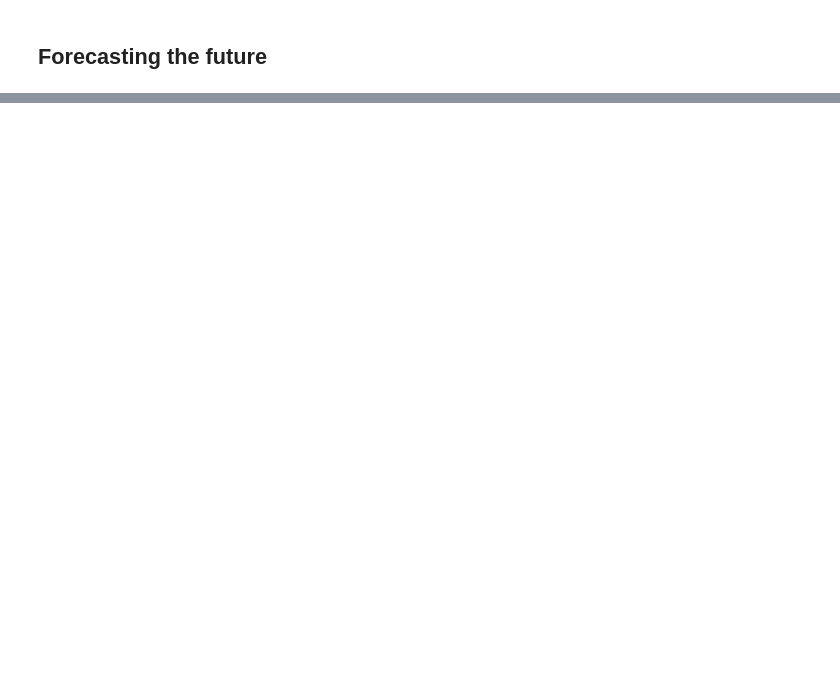
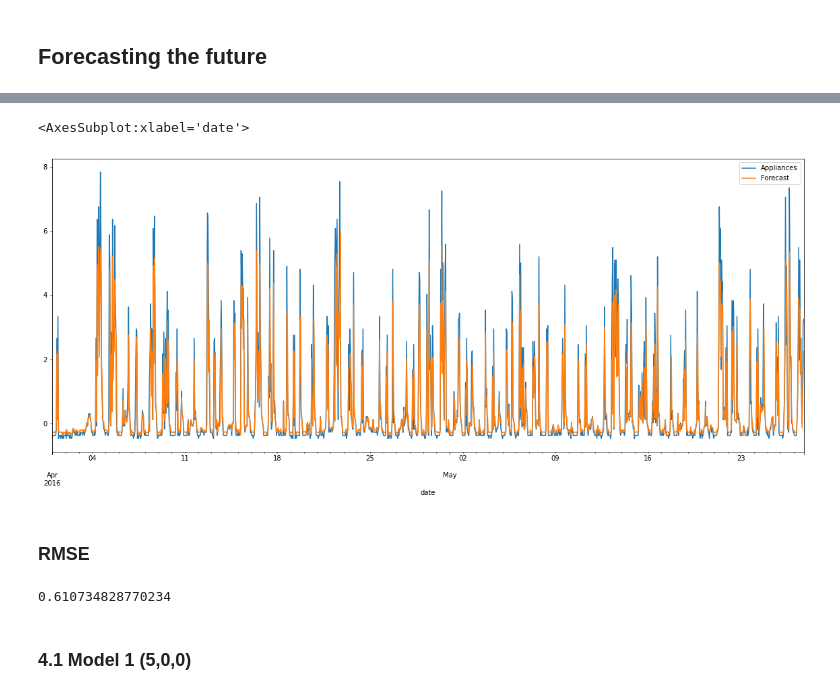
Before and after one commit to JoeKifle/ISPR---Autoregressive-analysis, a Jupyter notebook: telila.ipynb, the cells around one changed output, grey strips where cells are left out. Saved outputs shown, nothing was run; the diff lists cells and outputs as text; code cells hidden in the pictures; blank space fills up the shorter version.

```diff
--- a/telila.ipynb
+++ b/telila.ipynb
@@ -178,0 +221,12 @@ pyplot.show()
+# %%
+mod_col = ["date","Appliances","Forecast"]
+model300 = pd.read_csv('data/modelPred300.csv',parse_dates=[0], squeeze=True,usecols=mod_col)
+# %%
+model300Data = model300.set_index("date")
+# %%
+model300Data.resample("H").max().plot(figsize=(20,8))
+# %% [output]
+<AxesSubplot:xlabel='date'>
+[figure, added]
+# %% [markdown]
+### RMSE
@@ -178,0 +238,6 @@ pyplot.show()
+# %%
+rmse300
+# %% [output]
+0.610734828770234
+# %% [markdown]
+### 4.1 Model 1 (5,0,0)
```
Also changed, not shown: parts of 44 cells of this notebook, 6 other files.
